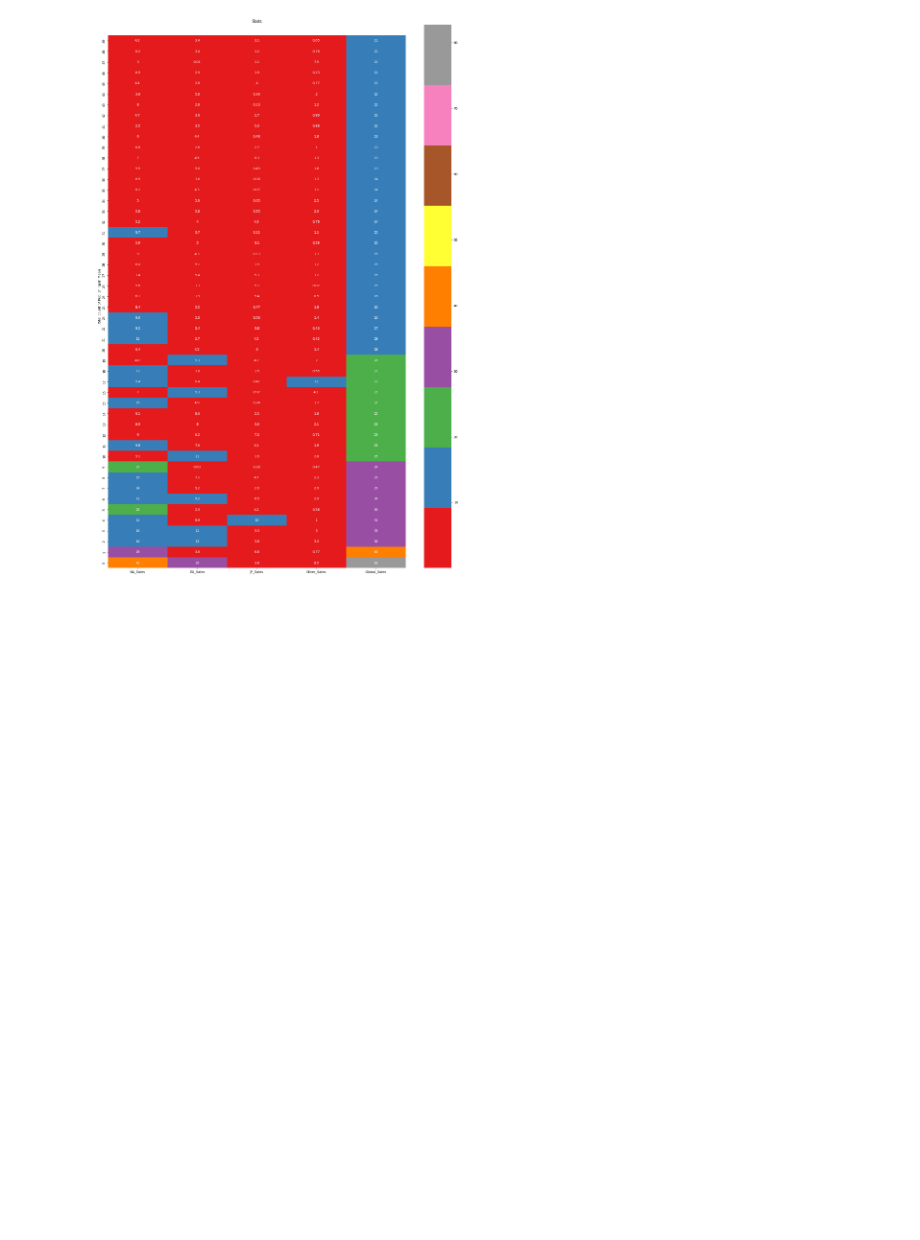
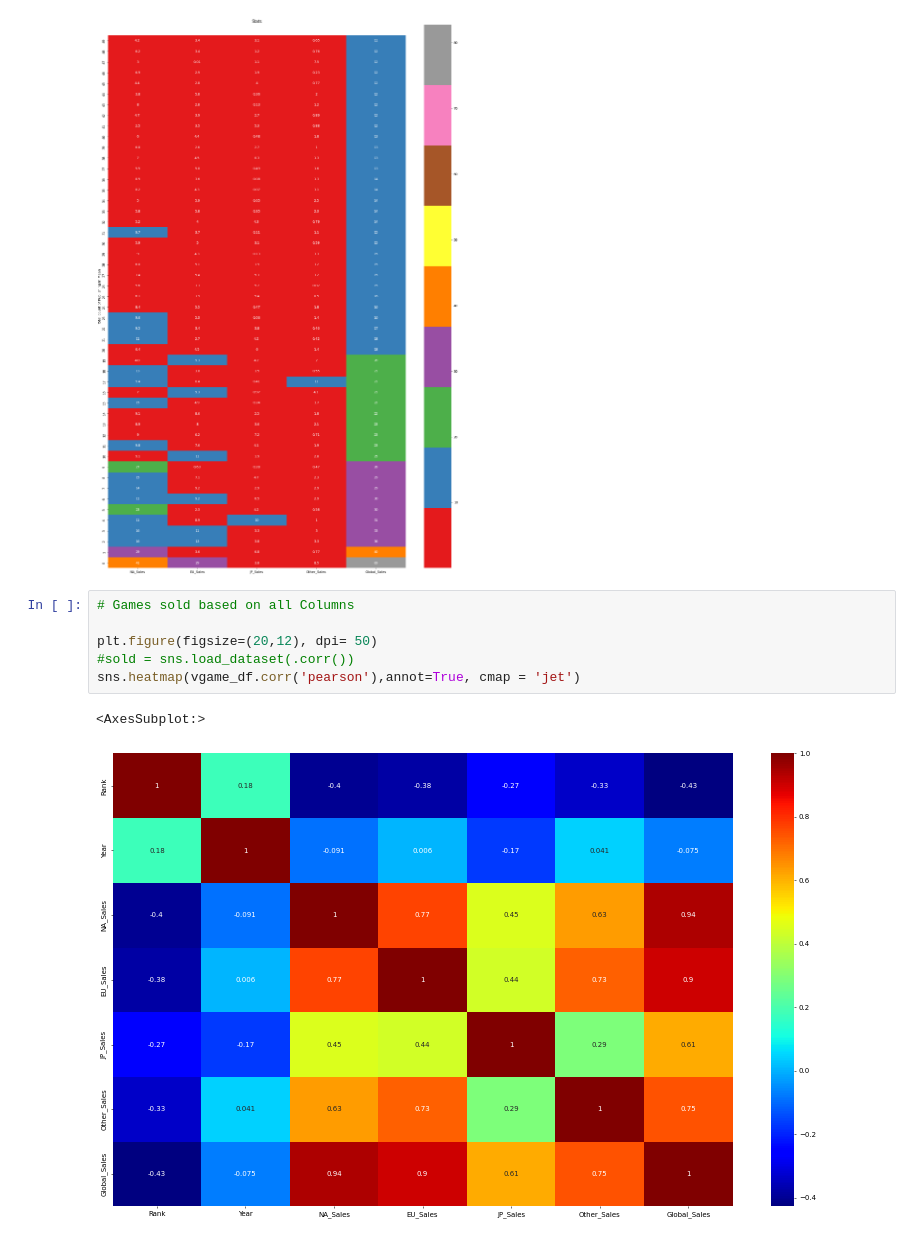
Before and after one commit to Milind-cod3-base/EDA_VideoGames, a Jupyter notebook: games_eda.ipynb, the cells around one changed output. Saved outputs shown, nothing was run; the diff lists cells and outputs as text; blank space fills up the shorter version.

```diff
--- a/games_eda.ipynb
+++ b/games_eda.ipynb
@@ -360,3 +360,12 @@ plt.ylabel('Total count of Publishing in Mean')
 # %% [output]
 Text(111.36111111111111, 0.5, 'Total count of Publishing in Mean')
 [figure]
+# %%
+# Games sold based on all Columns
+
+plt.figure(figsize=(20,12), dpi= 50)
+#sold = sns.load_dataset(.corr())
+sns.heatmap(vgame_df.corr('pearson'),annot=True, cmap = 'jet')
+# %% [output]
+<AxesSubplot:>
+[figure, added]
```
